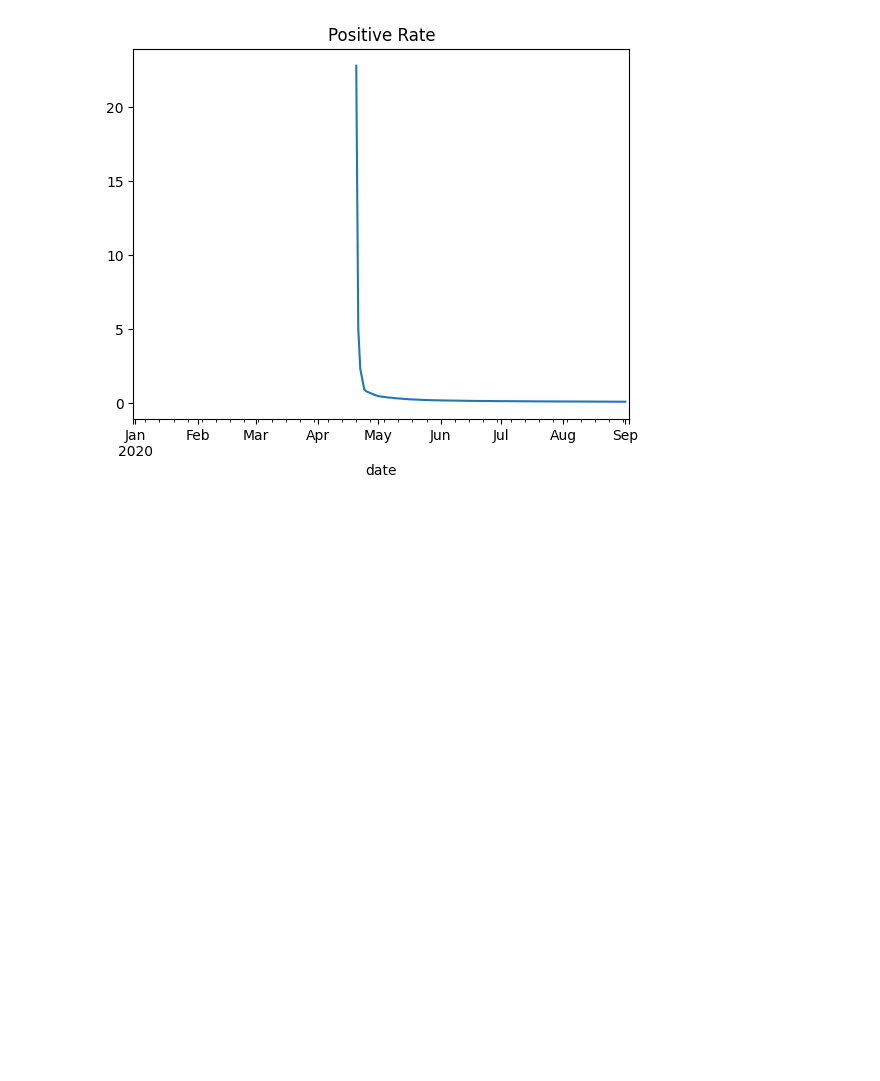
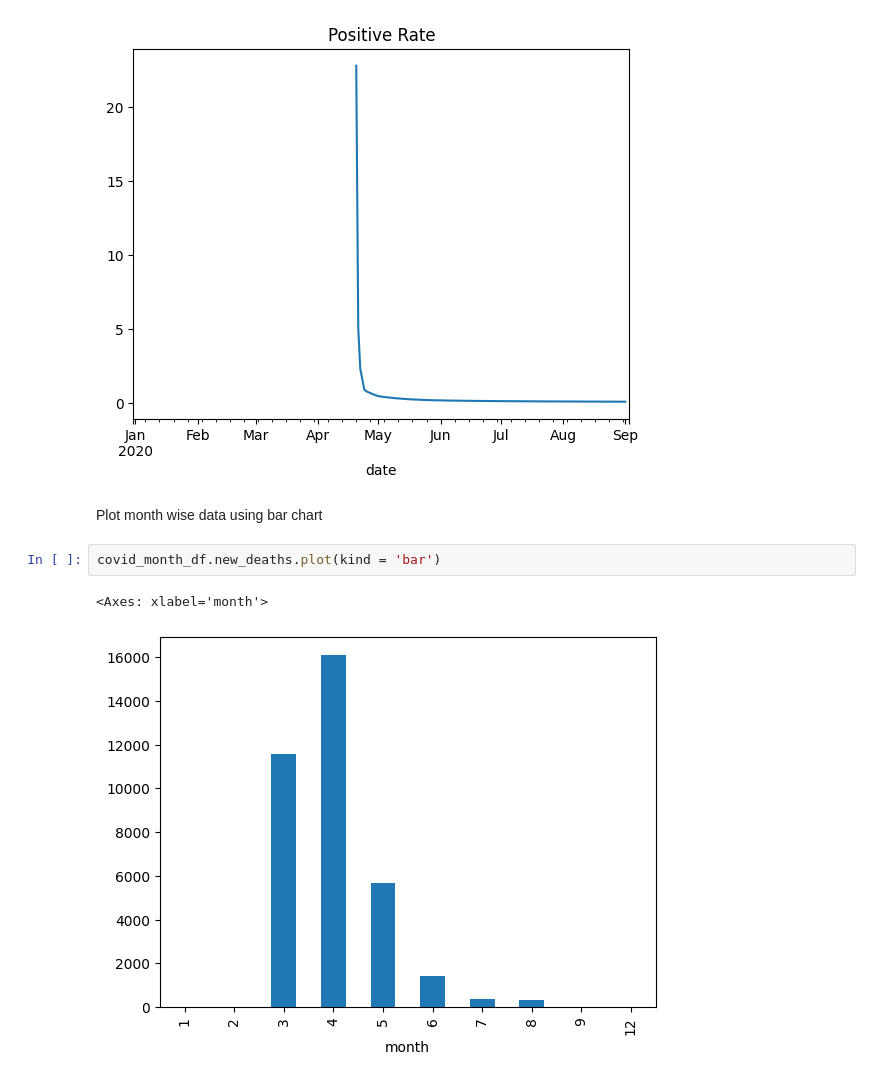
Before and after one commit to OjPreshuz/Pandas-Data-Analysis-Fundamentals, a Jupyter notebook: learning_pandas.ipynb, the cells around one changed output. Drawn from its saved outputs; the diff is of its cells as text; blank space fills up the shorter version.

```diff
--- a/learning_pandas.ipynb
+++ b/learning_pandas.ipynb
@@ -983,3 +983,10 @@ positive_rate.plot(title = 'Positive Rate')
 # %% [output]
 <Axes: title={'center': 'Positive Rate'}, xlabel='date'>
 [figure]
+# %% [markdown]
+Plot month wise data using bar chart
+# %%
+covid_month_df.new_deaths.plot(kind = 'bar')
+# %% [output]
+<Axes: xlabel='month'>
+[figure, added]
```
Also changed, not shown: parts of 1 cell of this notebook.
